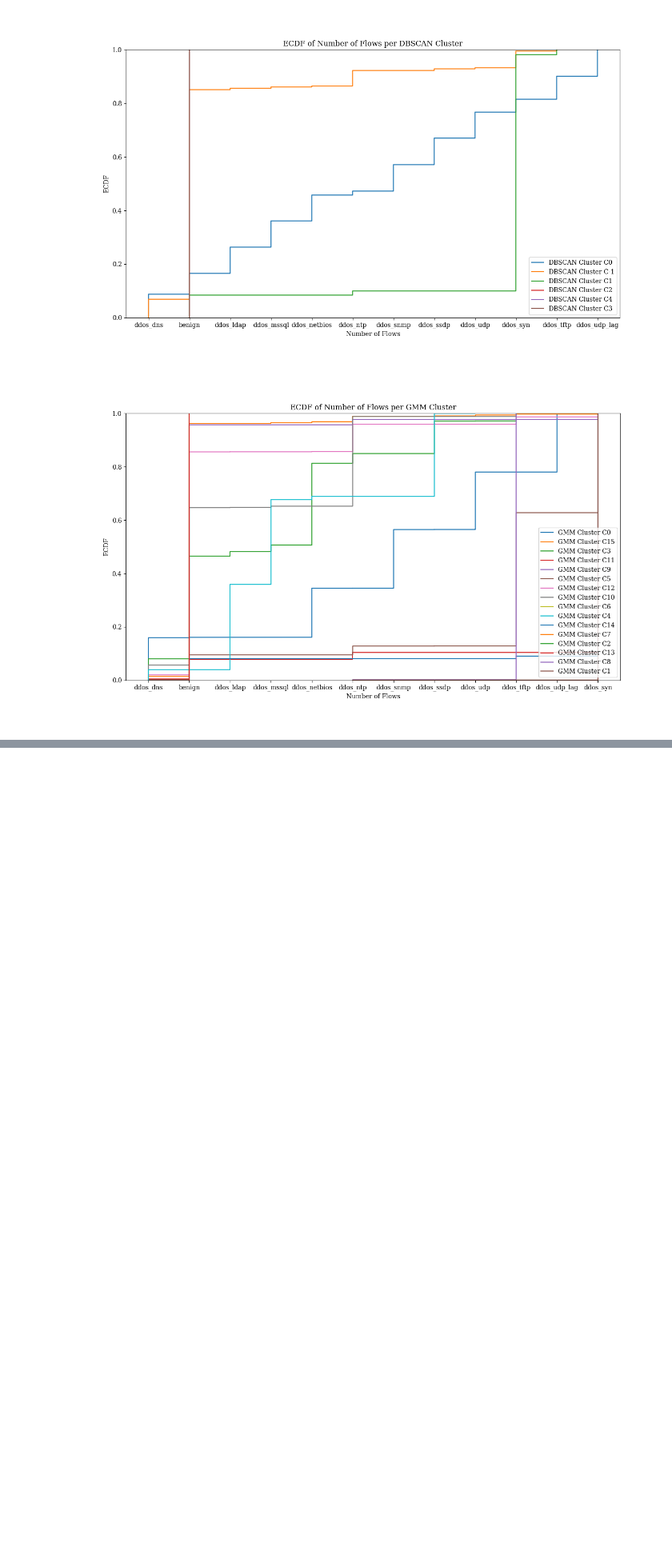
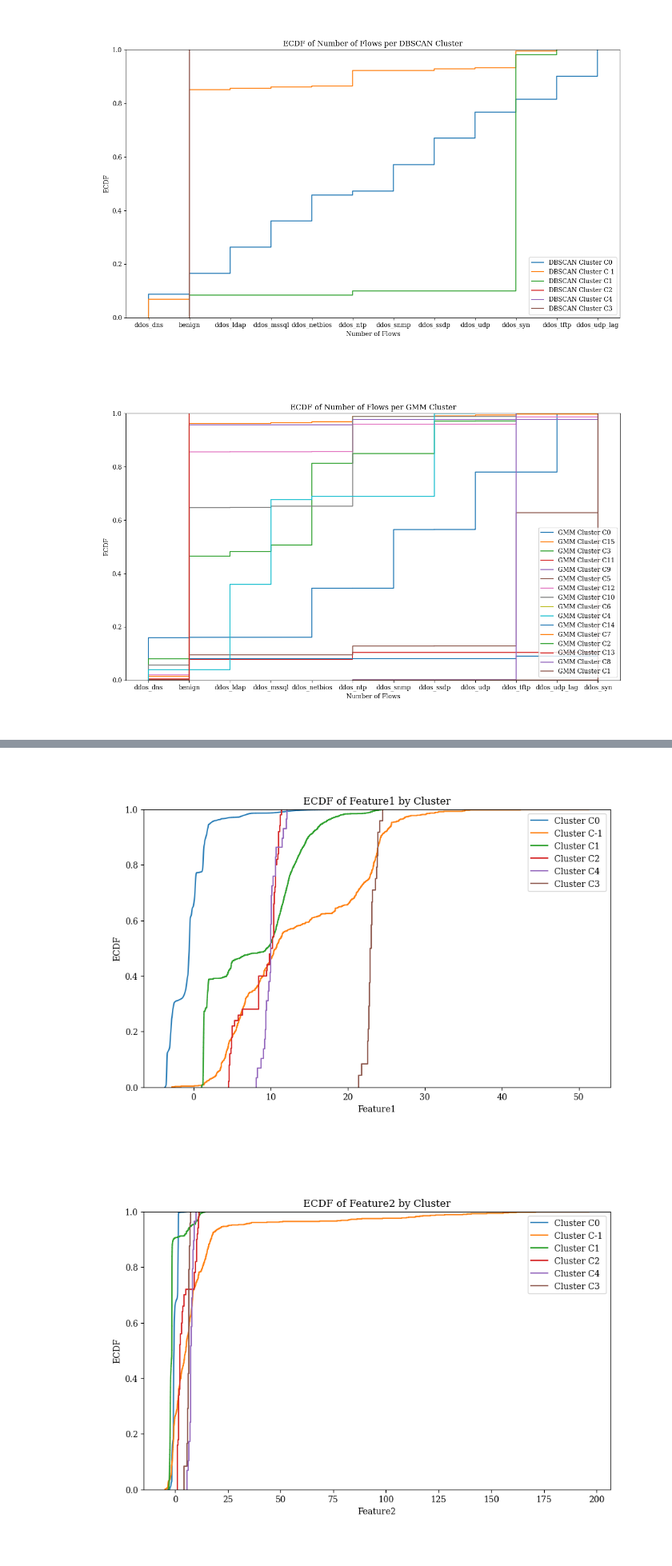
Before and after one commit to federicomirra01/DDoS_analysis_project, a Jupyter notebook: Section_3(to_be_done).ipynb, the cells around one changed output, grey strips where cells are left out. Shown at 80% size. Saved outputs shown, nothing was run; the diff lists cells and outputs as text; code cells hidden in the pictures; blank space fills up the shorter version.

Commit message:
plot added section 3

```diff
--- a/Section_3(to_be_done).ipynb
+++ b/Section_3(to_be_done).ipynb
@@ -264,0 +281,22 @@ plt.show()
+# %%
+data = pd.DataFrame({
+    'Feature1': cluster_df[0],
+    'Feature2': cluster_df[1],
+    'Cluster': cluster_df['cid_dbscan']
+})
+
+# Plot ECDFs for each feature within each cluster
+for feature in ['Feature1', 'Feature2']:
+    plt.figure(figsize=(10, 6))
+    for cluster in data['Cluster'].unique():
+        subset = data[data['Cluster'] == cluster]
+        ecdf = sns.ecdfplot(subset[feature], label=f'Cluster {cluster}')
+
+    plt.title(f'ECDF of {feature} by Cluster')
+    plt.xlabel(feature)
+    plt.ylabel('ECDF')
+    plt.legend()
+    plt.show()
+# %% [output]
+[figure, added]
+[figure, added]
```
Also changed, not shown: parts of 2 cells of this notebook.
